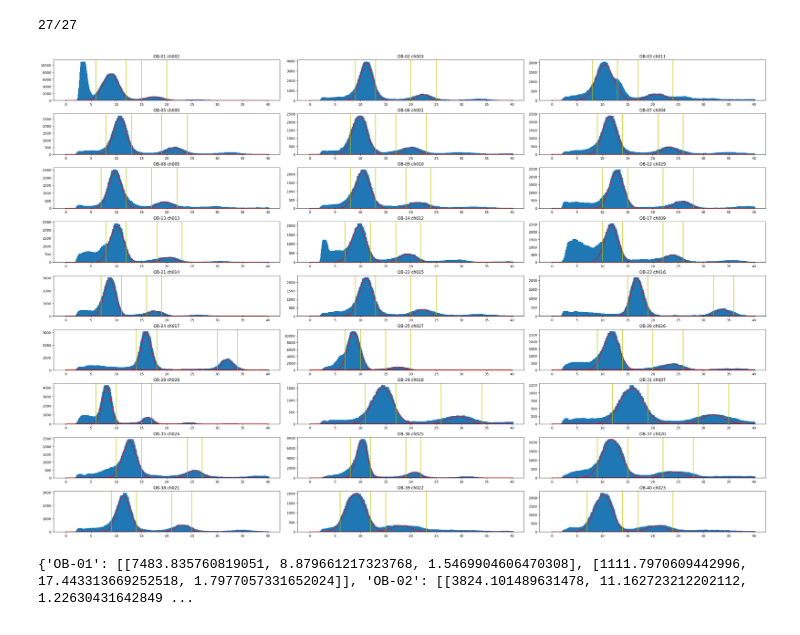
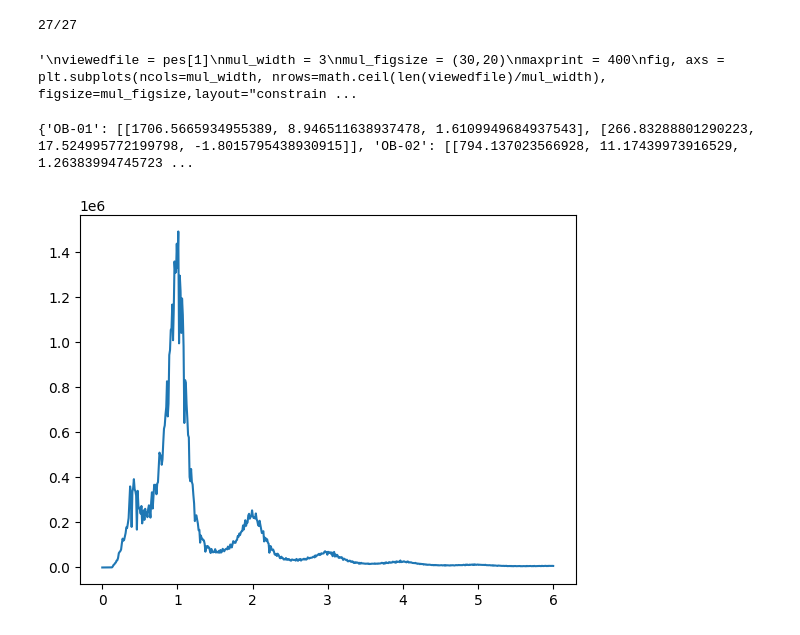
Before and after one commit to hofsi/leg-py, a Jupyter notebook: Dsp/PE-SPECTRUM.ipynb, the cells around one changed output. Saved outputs shown, nothing was run; the diff lists cells and outputs as text; code cells hidden in the pictures.

```diff
--- a/Dsp/PE-SPECTRUM.ipynb
+++ b/Dsp/PE-SPECTRUM.ipynb
@@ -86,31 +152,35 @@ area_dict = {
 areas=[area_dict[i] for i in include_channel]
 # %%
 
-result,conv = pe.fit_gaus(pes,areas,10)
+result,conv = pe.fit_gaus(pes[0],areas,10)
 #print(result)
 # %% [output]
 27/27
 # %%
+"""
+viewedfile = pes[1]
 mul_width = 3
 mul_figsize = (30,20)
 maxprint = 400
-fig, axs = plt.subplots(ncols=mul_width, nrows=math.ceil(len(pes)/mul_width), figsize=mul_figsize,layout="constrained")
-for i in range(len(pes)):
-    axs[math.floor(i/mul_width),i%mul_width].bar(pes[i][1][0:maxprint],pes[i][0][0:maxprint])
-    gaus0 = pe.gaus(pes[i][1][0:maxprint],result[i][0][0],result[i][0][1],result[i][0][2])
-    gaus1 = pe.gaus(pes[i][1][0:maxprint],result[i][1][0],result[i][1][1],result[i][0][2])
-    axs[math.floor(i/mul_width),i%mul_width].plot(pes[i][1][0:maxprint],gaus0,color='r')
-    axs[math.floor(i/mul_width),i%mul_width].plot(pes[i][1][0:maxprint],gaus1,color='r')
+fig, axs = plt.subplots(ncols=mul_width, nrows=math.ceil(len(viewedfile)/mul_width), figsize=mul_figsize,layout="constrained")
+for i in range(len(viewedfile)):
+    axs[math.floor(i/mul_width),i%mul_width].bar(viewedfile[i][1][0:maxprint],viewedfile[i][0][0:maxprint],0.1)
+    gaus0 = pe.gaus(viewedfile[i][1][0:maxprint],result[i][0][0],result[i][0][1],result[i][0][2])
+    gaus1 = pe.gaus(viewedfile[i][1][0:maxprint],result[i][1][0],result[i][1][1],result[i][0][2])
+    axs[math.floor(i/mul_width),i%mul_width].plot(viewedfile[i][1][0:maxprint],gaus0,color='r')
+    axs[math.floor(i/mul_width),i%mul_width].plot(viewedfile[i][1][0:maxprint],gaus1,color='r')
     for j in range(4):
         axs[math.floor(i/mul_width),i%mul_width].axvline(areas[i][j],color='y')
 
         axs[math.floor(i/mul_width),i%mul_width].set_title(include_channel[i]+ " "+ str(channel[i]))
 
 
-plt.savefig("20220418-"+ str(filenr) + "-m6-muon-amajl3-mmaj3-es2000_image")
+plt.savefig(str(data[0][35:50]) + ".png")
+
 plt.show()
+"""
 # %% [output]
-[figure, removed]
+'\nviewedfile = pes[1]\nmul_width = 3\nmul_figsize = (30,20)\nmaxprint = 400\nfig, axs = plt.subplots(ncols=mul_width, nrows=math.ceil(len(viewedfile)/mul_width), figsize=mul_figsize,layout="constrain ...
 # %%
 calibration = {}
 for i,j in enumerate(include_channel):
@@ -118,7 +188,16 @@ for i,j in enumerate(include_channel):
 
 print(calibration)
 
-with open("calibration_data_"+ str(filenr),"w") as f:
+with open("calibration_data","w") as f:
     json.dump(calibration,f,)
 # %% [output]
-{'OB-01': [[7483.835760819051, 8.879661217323768, 1.5469904606470308], [1111.7970609442996, 17.443313669252518, 1.7977057331652024]], 'OB-02': [[3824.101489631478, 11.162723212202112, 1.22630431642849 ...
+{'OB-01': [[1706.5665934955389, 8.946511638937478, 1.6109949684937543], [266.83288801290223, 17.524995772199798, -1.8015795438930915]], 'OB-02': [[794.137023566928, 11.17439973916529, 1.26383994745723 ...
+# %%
+peto = pe.add_together(pes,result)
+# %%
+xaxis = np.linspace(0,6,600)
+viewedfile = peto
+plt.plot(xaxis, peto[0:600])
+plt.show()
+# %% [output]
+[figure, added]
```
Also changed, not shown: parts of 3 cells of this notebook, 29 other files.
